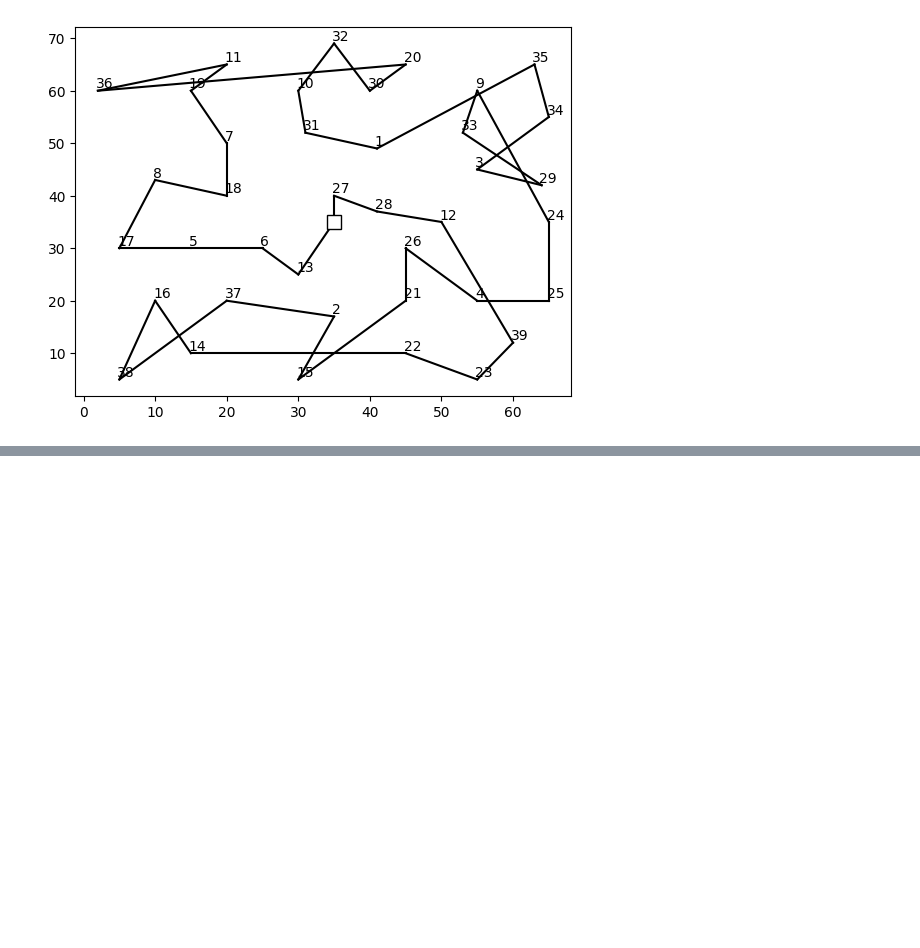
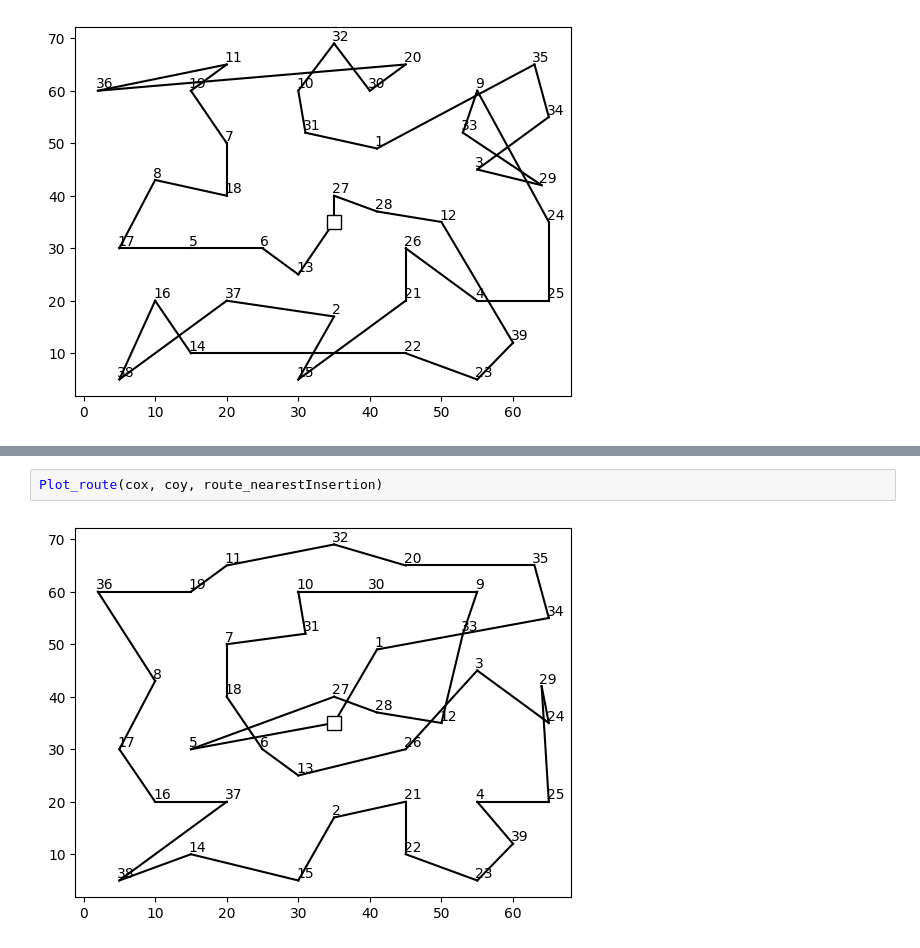
Before and after one commit to alvaro-vilela/geneticAlgorithm-TSPTW, a Jupyter notebook: main.ipynb, the cells around one changed output, grey strips where cells are left out. Drawn from its saved outputs; the diff is of its cells as text; blank space fills up the shorter version.

```diff
--- a/main.ipynb
+++ b/main.ipynb
@@ -99,3 +96,7 @@ Instance -> Distance: 497.73, Cost: 7261.61 time: 0.0175
+# %%
+Plot_route(cox, coy, route_nearestInsertion)
+# %% [output]
+[figure, added]
 # %%
 POP_SIZE = 150
 GENERATIONS = 50
```
Also changed, not shown: parts of 9 cells of this notebook, 7 other files.
